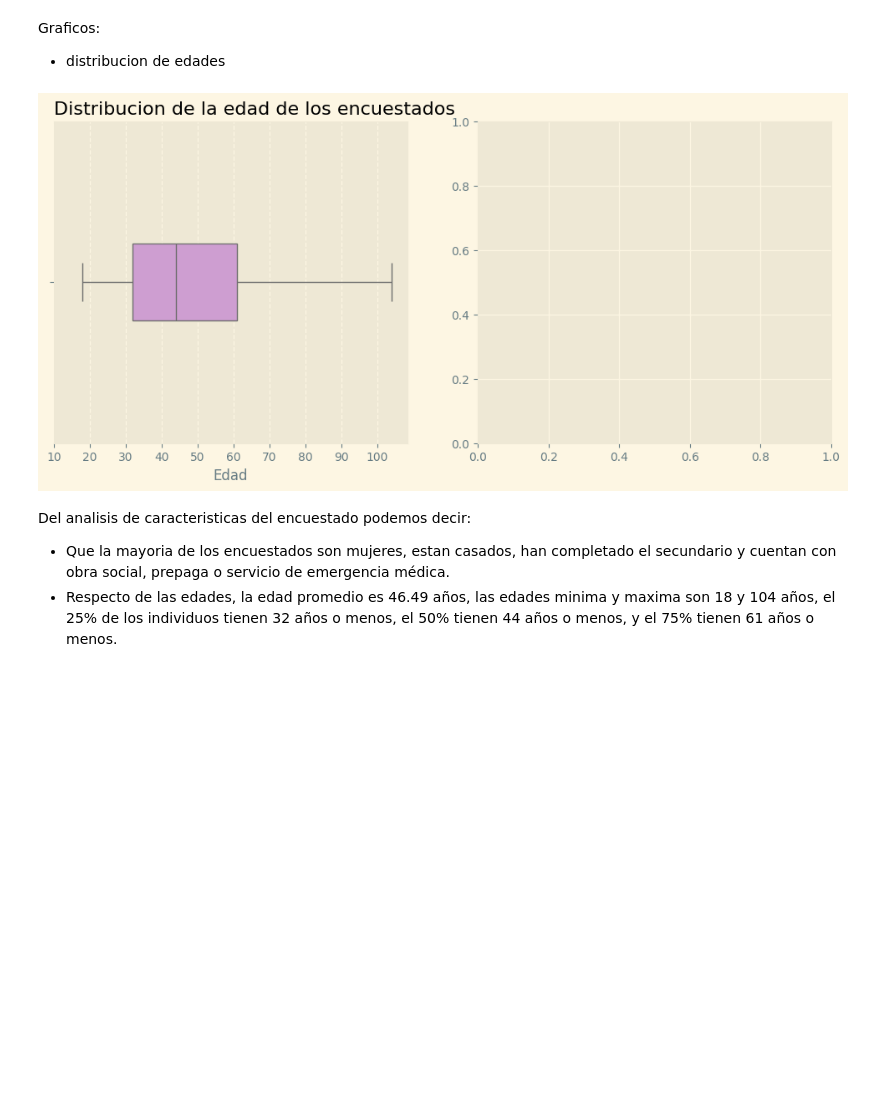
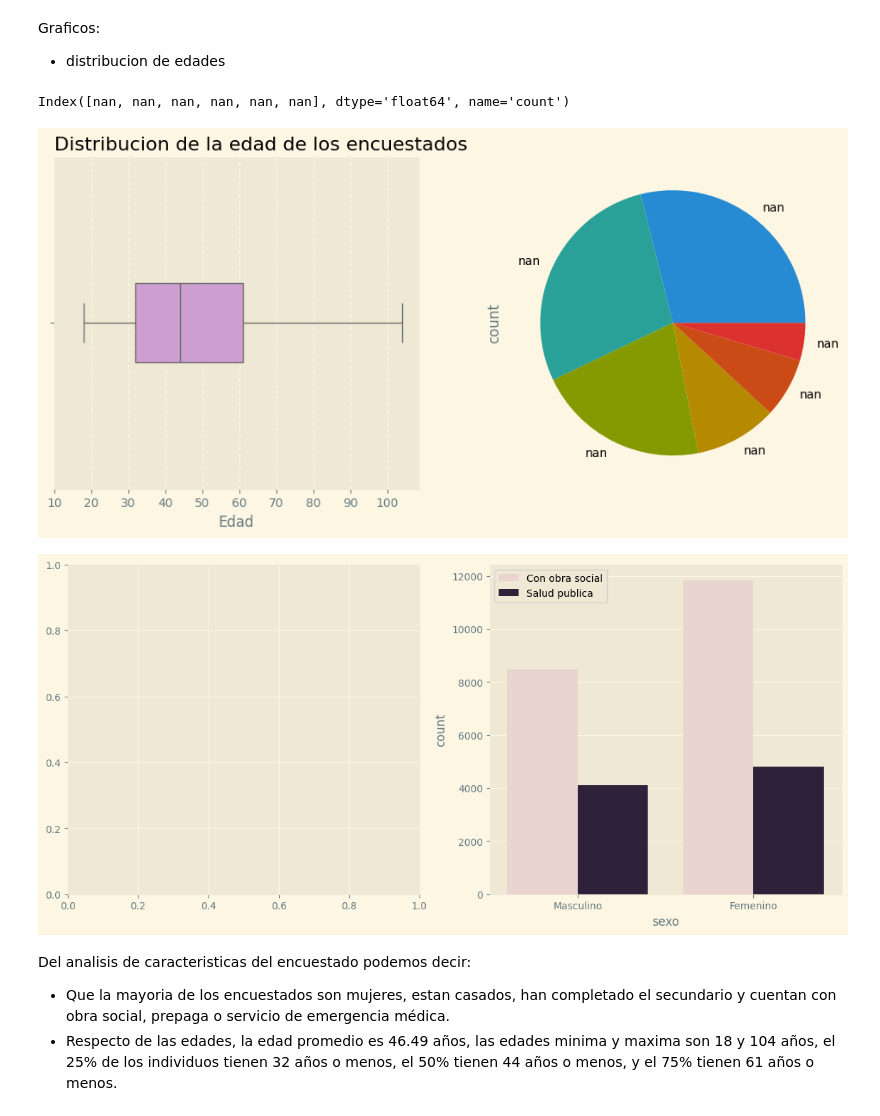
Before and after one commit to Data-Science-YPF/factores_riesgo, a Jupyter notebook: analisisBD.ipynb, the cells around one changed output. Cells and saved outputs as stored; diff of their text form; code cells hidden in the pictures; blank space fills up the shorter version.

Commit message:
Agregado 2 graficos en caracteristicas encuestado
Grafico situación conyugal y cuentas obra social por sexo

```diff
--- a/analisisBD.ipynb
+++ b/analisisBD.ipynb
@@ -210,22 +210,42 @@ Graficos:
 - distribucion de edades
 # %%
 x_edades = [10,20,30,40,50,60,70,80,90,100] # esta lista es para nombrar los xticks
+# calculo proporciones para el nivel educativo
+educ_counts = caract_encuest.groupby('sexo')['nivel_educ'].value_counts(normalize=True).unstack().fillna(0)
+educ_labels = educ_counts.columns
+# busco las etiquetas de situacion conyugal
+situacion_conyugal_counts.index = situacion_conyugal_counts.index.map(situacion_conyugal)
+# %%
+situacion_conyugal_counts.index
+# %% [output]
+Index([nan, nan, nan, nan, nan, nan], dtype='float64', name='count')
 # %%
-# creo la figura en la que voy a hacer mis graficos
+# creo la primera figura en la que voy a hacer mis graficos
 plt.figure(figsize=(12, 5))
 plt.style.use('Solarize_Light2')
 # primer subplot
 plt.subplot(1, 2, 1)
 sns.boxplot(x=caract_encuest['edad'], gap=0.7, color='#d695d9')
 plt.title('Distribucion de la edad de los encuestados', loc='left')
 plt.xlabel('Edad')
 plt.xticks(ticks=x_edades, labels=x_edades)
 plt.grid(True, which='both', axis='x', linestyle='--')
+#segundo subplot
+plt.subplot(1,2,2)
+situacion_conyugal_counts.plot(kind='pie')
+# creo la segunda figura
+fig, ax = plt.subplots(1, 2, figsize=(14, 6))
+# primer subplot
+
 # segundo subplot
-plt.subplot(1, 2, 2)
+sns.countplot(data=caract_encuest, x="sexo", hue="cobertura_salud", ax=ax[1])
+ax[1].set_xticklabels(['Masculino', 'Femenino']) # Cambiar las etiquetas del eje x
+handles, labels = ax[1].get_legend_handles_labels()
+ax[1].legend(handles, ['Con obra social', 'Salud publica']) # Cambiar las etiquetas de la leyenda
 plt.show()
 # %% [output]
-[figure, old version]
+[figure, new version]
+[figure, added]
 # %% [markdown]
 Del analisis de caracteristicas del encuestado podemos decir:
 + Que la mayoria de los encuestados son mujeres, estan casados, han completado el secundario y cuentan con obra social, prepaga o servicio de emergencia médica.
```
